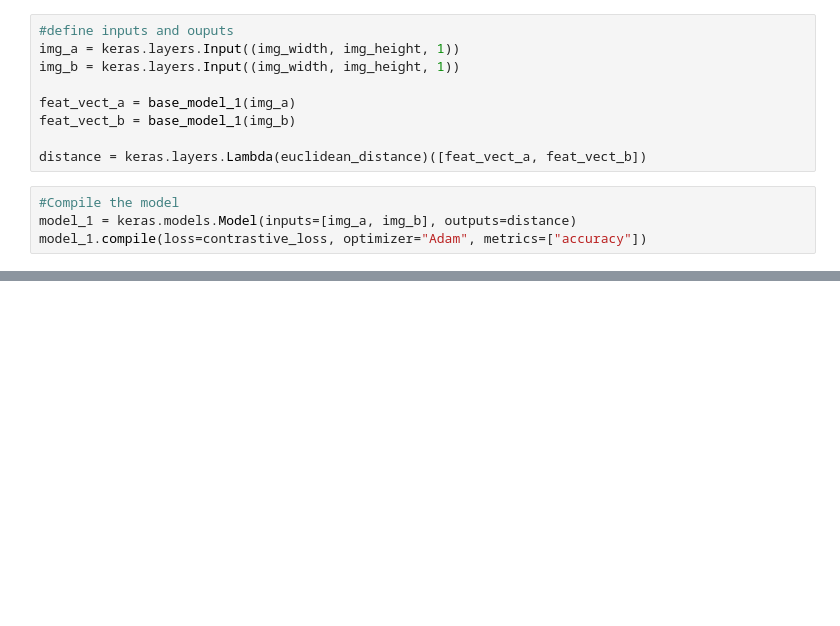
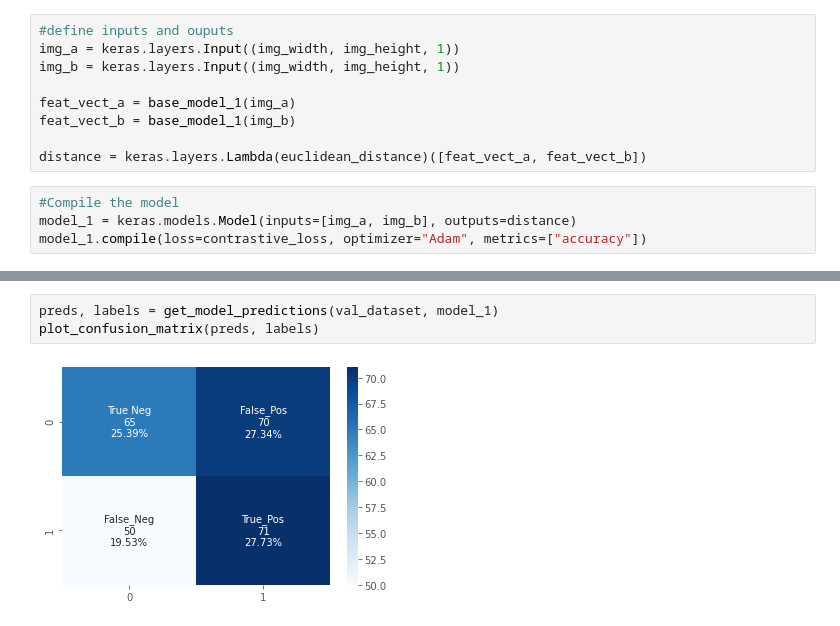
Before and after one commit to schauppi/HTSR_Handwritten_Text_Similarity_Recognition, a Jupyter notebook: experiments.ipynb, the cells around one changed output, grey strips where cells are left out. Drawn from its saved outputs; the diff is of its cells as text; blank space fills up the shorter version.

```diff
--- a/experiments.ipynb
+++ b/experiments.ipynb
@@ -101,0 +120,5 @@ plot_training(history_model_1)
+# %%
+preds, labels = get_model_predictions(val_dataset, model_1)
+plot_confusion_matrix(preds, labels)
+# %% [output]
+[figure, added]
```
Also changed, not shown: parts of 9 cells of this notebook, 1 other file.
